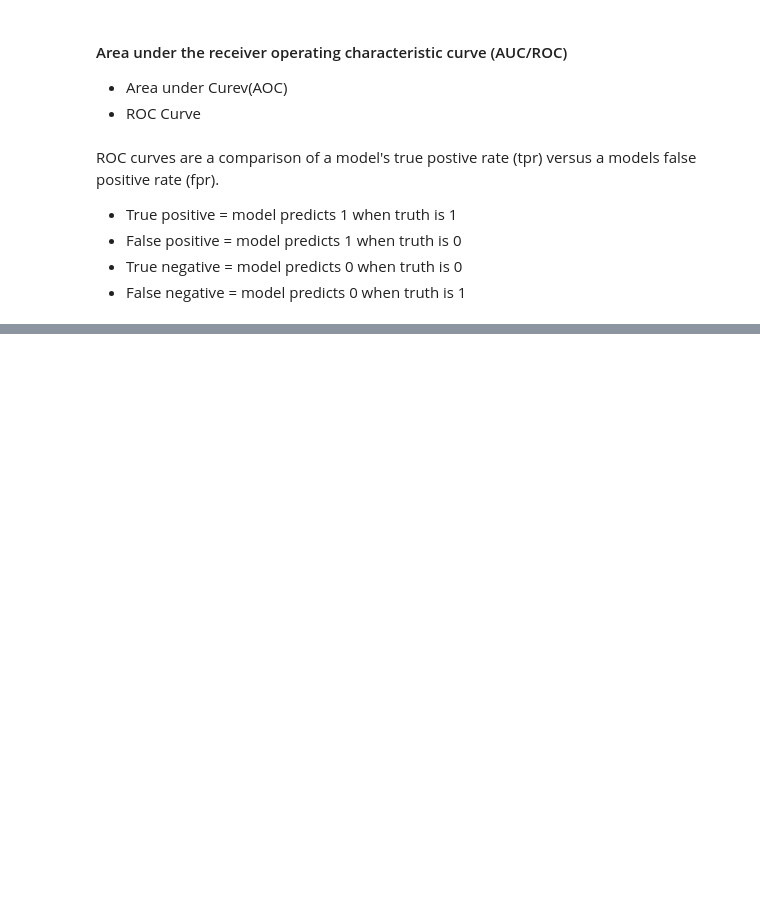
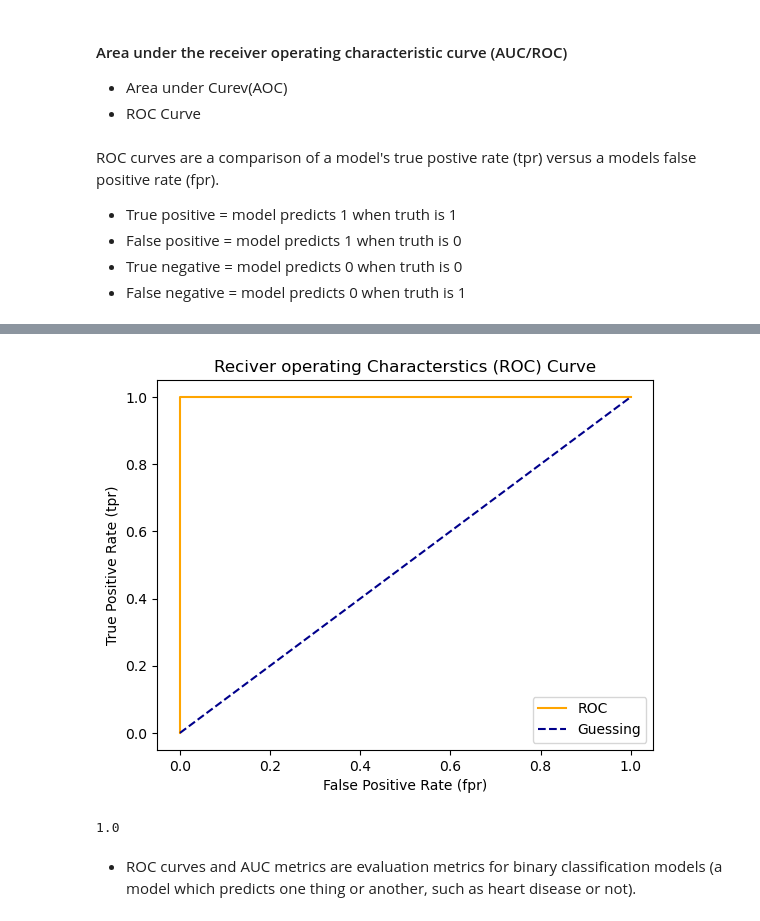
Before and after one commit to Saumyakhushlani/Introduction-to-Pandas-Numpy-Scikitlearn, a Jupyter notebook: Introduction-to-Scikit-learn.ipynb, the cells around one changed output, grey strips where cells are left out. Cells and saved outputs as stored; diff of their text form; code cells hidden in the pictures; blank space fills up the shorter version.

```diff
--- a/Introduction-to-Scikit-learn.ipynb
+++ b/Introduction-to-Scikit-learn.ipynb
@@ -1044,0 +1071,13 @@ array([0.        , 0.        , 0.        , 0.        , 0.        ,
+# %%
+# Plot perfect ROC Curve and AUC Score
+fpr,tpr, thresholds = roc_curve(y_test,y_test)
+
+plot_roc_curve(fpr,tpr)
+# %% [output]
+[figure, added]
+# %%
+roc_auc_score(y_test,y_test)
+# %% [output]
+1.0
+# %% [markdown]
+- ROC curves and AUC metrics are evaluation metrics for binary classification models (a model which predicts one thing or another, such as heart disease or not).
```
Also changed, not shown: parts of 18 cells of this notebook.
